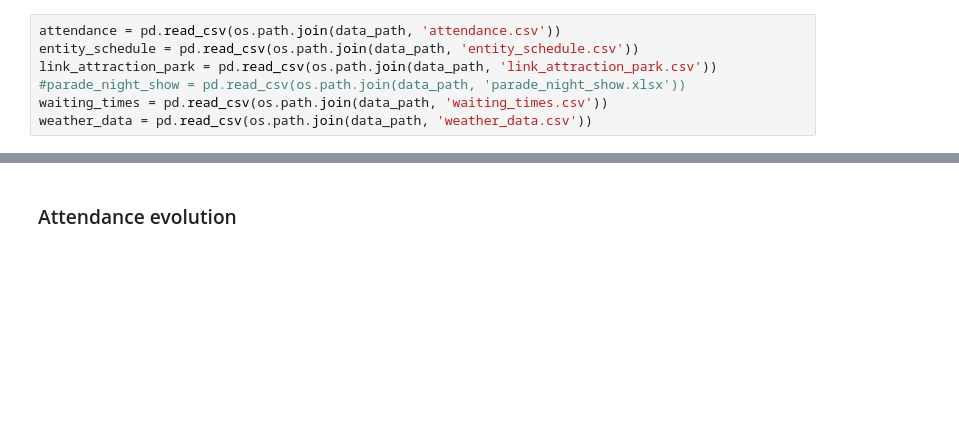
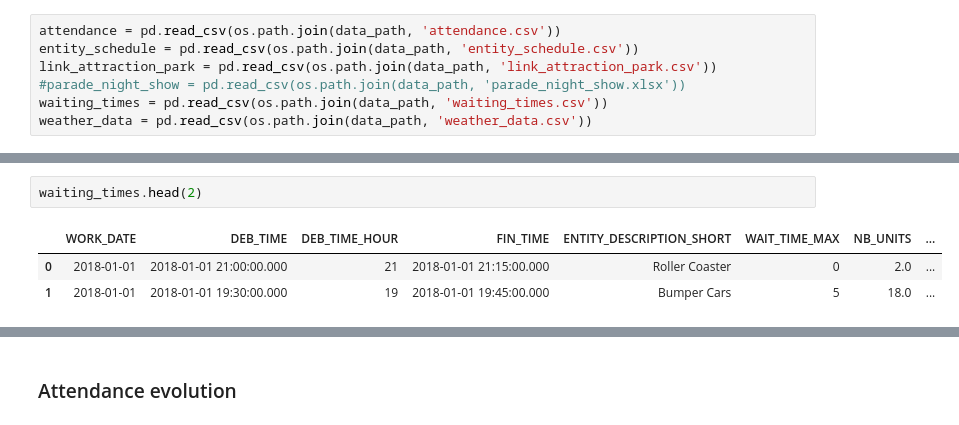
Before and after one commit to AntoineMellerio/regression-waiting-line-ElevenStrategy, a Jupyter notebook: notebooks/0-sandbox-Antoine.ipynb, the cells around one changed output, grey strips where cells are left out. Cells and saved outputs as stored; diff of their text form; blank space fills up the shorter version.

```diff
--- a/notebooks/0-sandbox-Antoine.ipynb
+++ b/notebooks/0-sandbox-Antoine.ipynb
@@ -27,0 +147,6 @@ weather_data = pd.read_csv(os.path.join(data_path, 'weather_data.csv'))
+# %%
+waiting_times.head(2)
+# %% [output]
+|  | WORK_DATE | DEB_TIME | DEB_TIME_HOUR | FIN_TIME | ENTITY_DESCRIPTION_SHORT | WAIT_TIME_MAX | NB_UNITS | ... |
+| 0 | 2018-01-01 | 2018-01-01 21:00:00.000 | 21 | 2018-01-01 21:15:00.000 | Roller Coaster | 0 | 2.0 | ... |
+| 1 | 2018-01-01 | 2018-01-01 19:30:00.000 | 19 | 2018-01-01 19:45:00.000 | Bumper Cars | 5 | 18.0 | ... |
```
Also changed, not shown: parts of 14 cells of this notebook, 3 other files.
